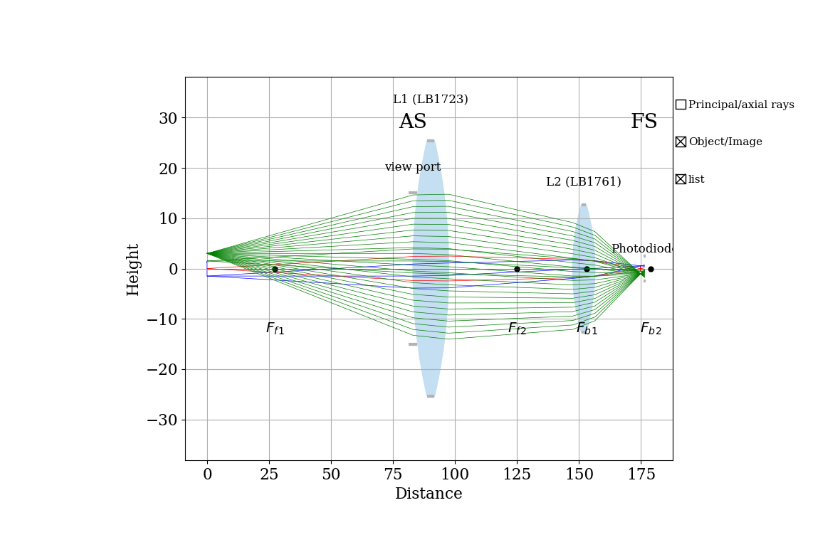
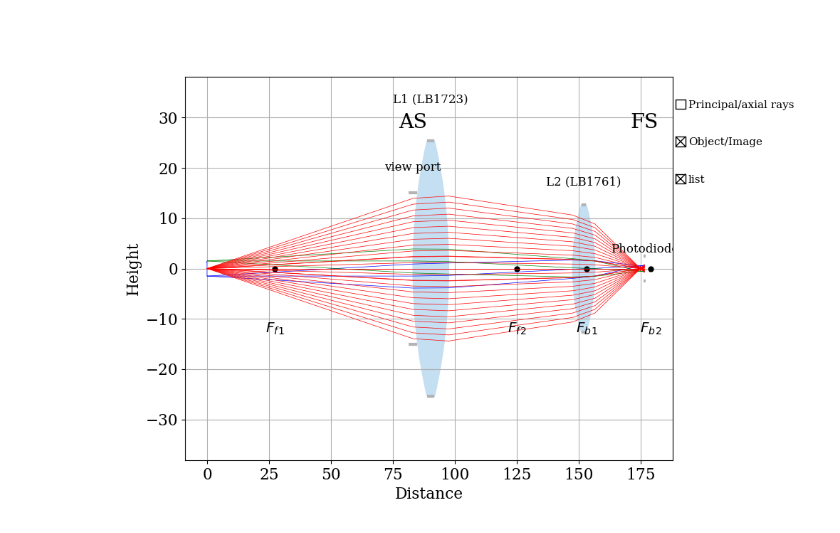
Before and after one commit to josephmlev/eedm_jml, a Jupyter notebook: daqAnalysisAndExperiments/optics/flourescenceTelescope/flourescenceTelescope.ipynb, the cells around one changed output. Cells and saved outputs as stored; diff of their text form; code cells hidden in the pictures.

```diff
--- a/daqAnalysisAndExperiments/optics/flourescenceTelescope/flourescenceTelescope.ipynb
+++ b/daqAnalysisAndExperiments/optics/flourescenceTelescope/flourescenceTelescope.ipynb
@@ -40,35 +37,37 @@ def L1():  # LB1723-B, 2", f=60
                         thickness=14.4, diameter=50.8, label="L1 (LB1723)")
 
 def L2():  # LB1761-B, 1", f=25.4
         return ThickLens(R1=24.5, R2=-24.5, n=n_bk7_852,
                      thickness=9.0, diameter=25.4, label="L2 (LB1761)")
 
 # --- Geometry knobs (the things you'll want to scan) ---
 d_cloud_L1 = 83.0   # mm, cloud surface  -> L1 front surface
 d_L1_L2    = 50.0   # mm, L1 back surface -> L2 front surface
 d_L2_diode = 20   # mm, L2 back surface -> diode
 diameter_diode = 5 #7.14 #mm. 10mm square diode/sqrt(2)
 D_viewport = 30
 D_iris = 50
 d_iris = 50
 
 path = ImagingPath()
 path.objectHeight = 3  # mm, atom cloud size
 path.append(Space(d=d_cloud_L1))
 path.append(Aperture(diameter=D_viewport, label = "view port"))
 path.append(L1())
 path.append(Space(d_iris))
 #path.append(Aperture(diameter=D_iris))
 path.append(Space(d_L1_L2-d_iris))
 path.append(L2())
 path.append(Space(d=d_L2_diode))
 path.append(Aperture(diameter=diameter_diode, label = f'Photodiode'))
+#path.append(Space(d=16))
+#path.append(Aperture(diameter=diameter_diode, label = f'PMT head'))
 
-fan = [Ray(y=3, theta=t) for t in np.linspace(-0.35, 0.35, 51)]
+fan = [Ray(y=0, theta=t) for t in np.linspace(-0.35, 0.35, 51)]
 
 path.display(raysList=[fan])
 # %% [output]
-[figure, old version]
+[figure, new version]
 # %%
 #vectorized thin lens. Fast!
 # --- Cloud + scan ---
```
Also changed, not shown: parts of 4 cells of this notebook, 1 other file.
